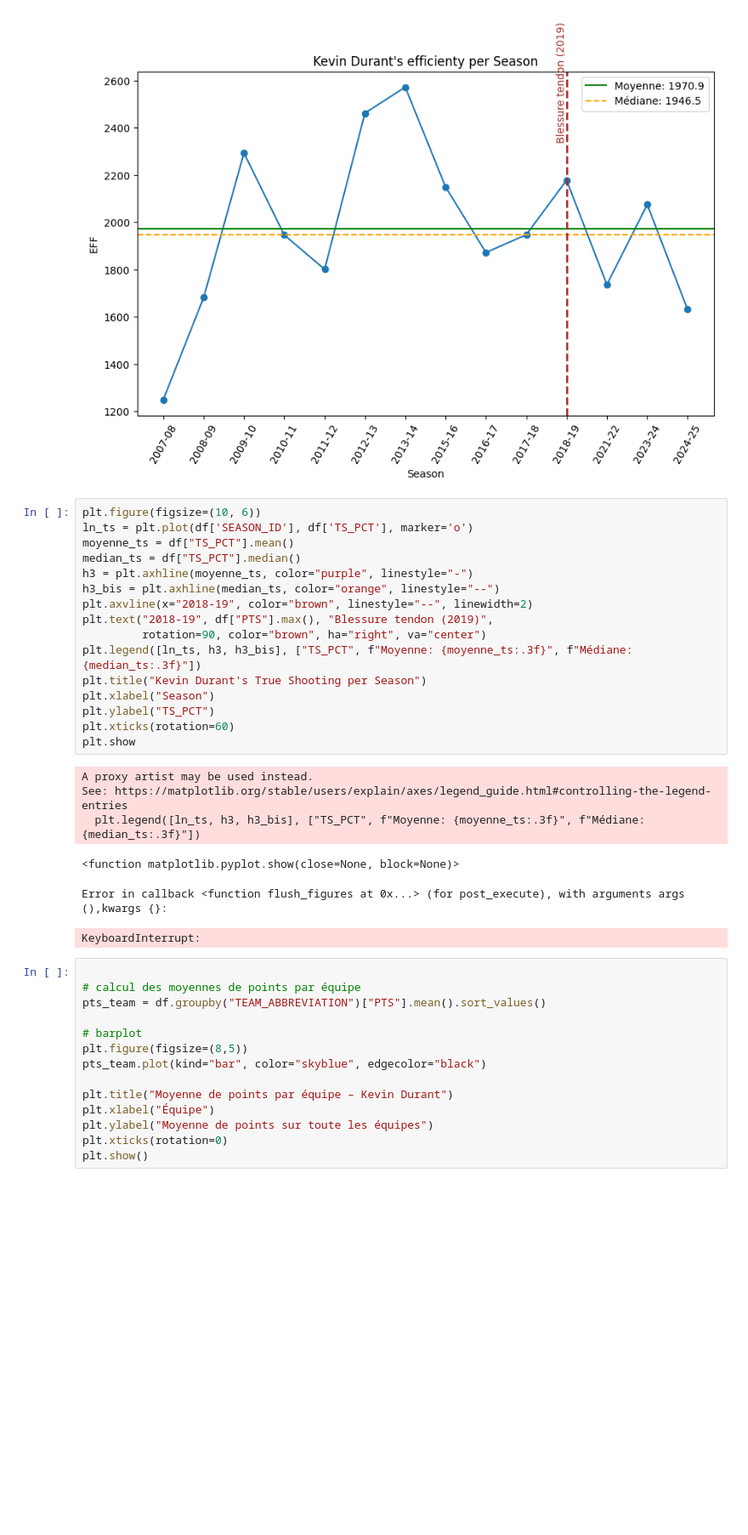
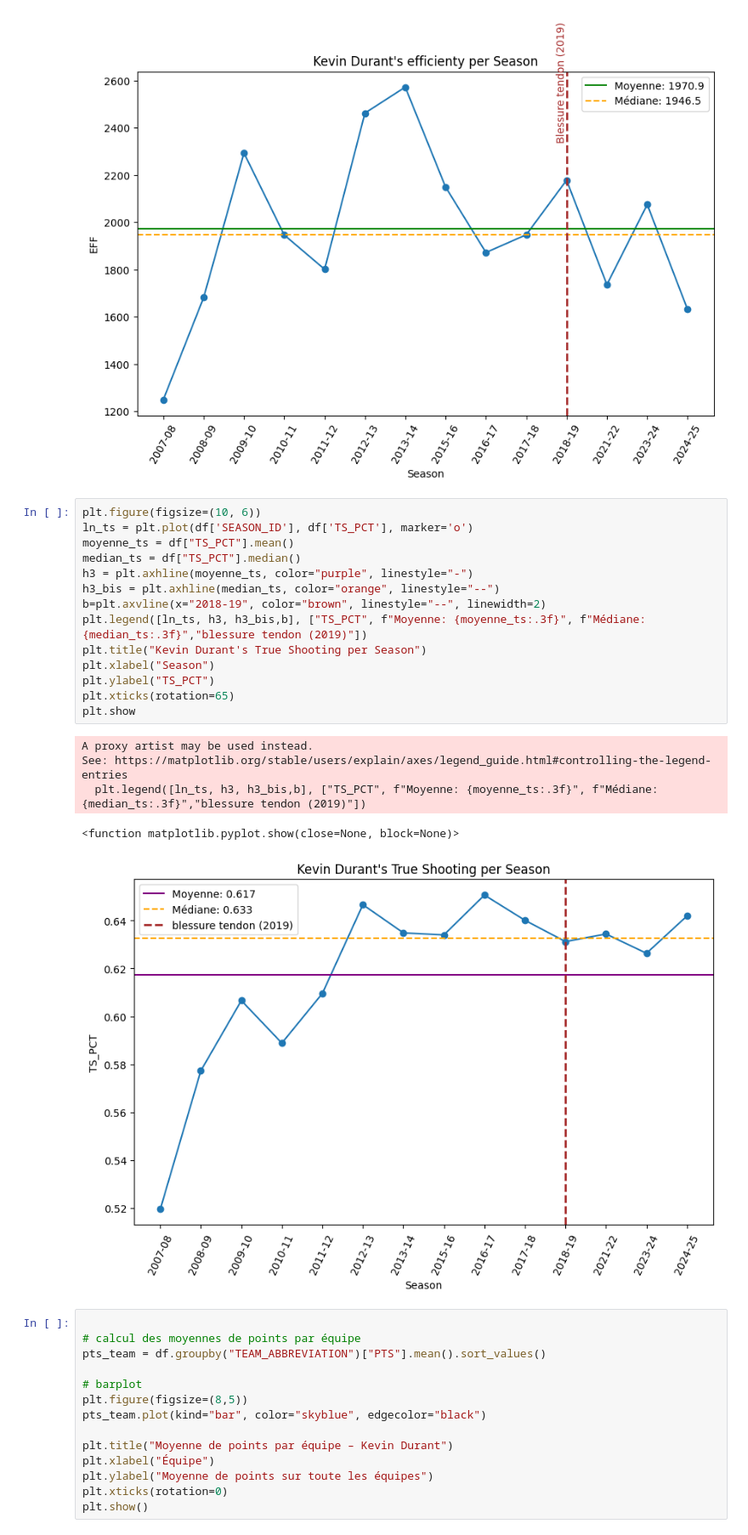
Before and after one commit to DevTounsi/nba-analytics, a Jupyter notebook: notebooks/02_eda.ipynb, the cells around one changed output. Shown at 85% size. Cells and saved outputs as stored; diff of their text form; blank space fills up the shorter version.

```diff
--- a/notebooks/02_eda.ipynb
+++ b/notebooks/02_eda.ipynb
@@ -71,26 +71,23 @@ See: https://matplotlib.org/stable/users/explain/axes/legend_guide.html#controll
 # %%
 plt.figure(figsize=(10, 6))
 ln_ts = plt.plot(df['SEASON_ID'], df['TS_PCT'], marker='o')
 moyenne_ts = df["TS_PCT"].mean()
 median_ts = df["TS_PCT"].median()
 h3 = plt.axhline(moyenne_ts, color="purple", linestyle="-")
 h3_bis = plt.axhline(median_ts, color="orange", linestyle="--")
-plt.axvline(x="2018-19", color="brown", linestyle="--", linewidth=2)
-plt.text("2018-19", df["PTS"].max(), "Blessure tendon (2019)",
-         rotation=90, color="brown", ha="right", va="center")
-plt.legend([ln_ts, h3, h3_bis], ["TS_PCT", f"Moyenne: {moyenne_ts:.3f}", f"Médiane: {median_ts:.3f}"])
+b=plt.axvline(x="2018-19", color="brown", linestyle="--", linewidth=2)
+plt.legend([ln_ts, h3, h3_bis,b], ["TS_PCT", f"Moyenne: {moyenne_ts:.3f}", f"Médiane: {median_ts:.3f}","blessure tendon (2019)"])
 plt.title("Kevin Durant's True Shooting per Season")
 plt.xlabel("Season")
 plt.ylabel("TS_PCT")
-plt.xticks(rotation=60)
+plt.xticks(rotation=65)
 plt.show
 # %% [output]
 A proxy artist may be used instead.
 See: https://matplotlib.org/stable/users/explain/axes/legend_guide.html#controlling-the-legend-entries
-  plt.legend([ln_ts, h3, h3_bis], ["TS_PCT", f"Moyenne: {moyenne_ts:.3f}", f"Médiane: {median_ts:.3f}"])
+  plt.legend([ln_ts, h3, h3_bis,b], ["TS_PCT", f"Moyenne: {moyenne_ts:.3f}", f"Médiane: {median_ts:.3f}","blessure tendon (2019)"])
 <function matplotlib.pyplot.show(close=None, block=None)>
-Error in callback <function flush_figures at 0x...> (for post_execute), with arguments args (),kwargs {}:
-KeyboardInterrupt:
+[figure, added]
 # %%
 
 # calcul des moyennes de points par équipe
```
Also changed, not shown: 1 other file.
